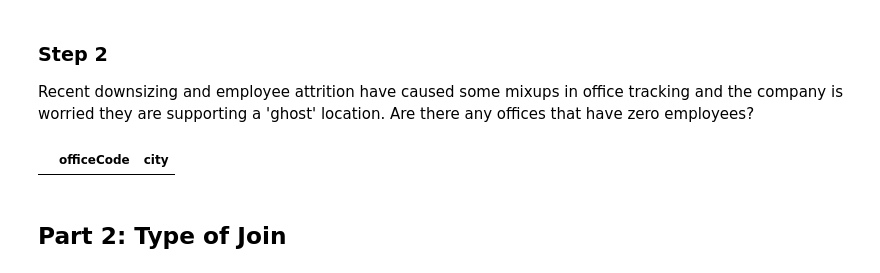
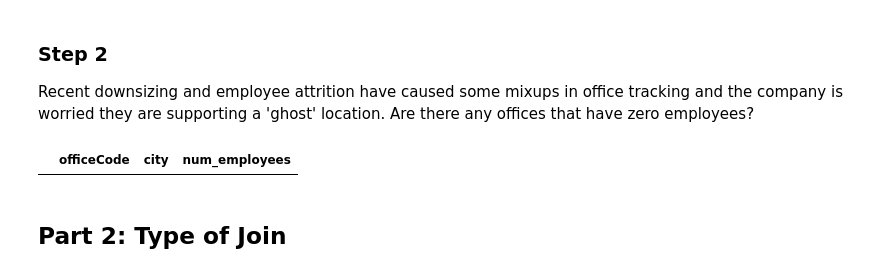
Before and after one commit to ngamaumbau-oss/SQL_Table_Relate, a Jupyter notebook: main.py.ipynb, the cells around one changed output. Saved outputs shown, nothing was run; the diff lists cells and outputs as text; code cells hidden in the pictures.

```diff
--- a/main.py.ipynb
+++ b/main.py.ipynb
@@ -76,16 +75,17 @@ Recent downsizing and employee attrition have caused some mixups in office track
 # %%
 # CodeGrade step2
 # Replace None with your code
 df_zero_emp = pd.read_sql("""
-    SELECT o.officeCode, o.city
+    SELECT o.officeCode, o.city,
+           COUNT(e.employeeNumber) AS num_employees
     FROM offices o
     LEFT JOIN employees e ON o.officeCode = e.officeCode
-    WHERE e.employeeNumber IS NULL
+    GROUP BY o.officeCode
+    HAVING COUNT(e.employeeNumber) = 0
 """, conn)
-
 df_zero_emp
 # %% [output]
-|  | officeCode | city |
+|  | officeCode | city | num_employees |
 # %% [markdown]
 ## Part 2: Type of Join
 # %% [markdown]
```
Also changed, not shown: parts of 1 cell of this notebook.
